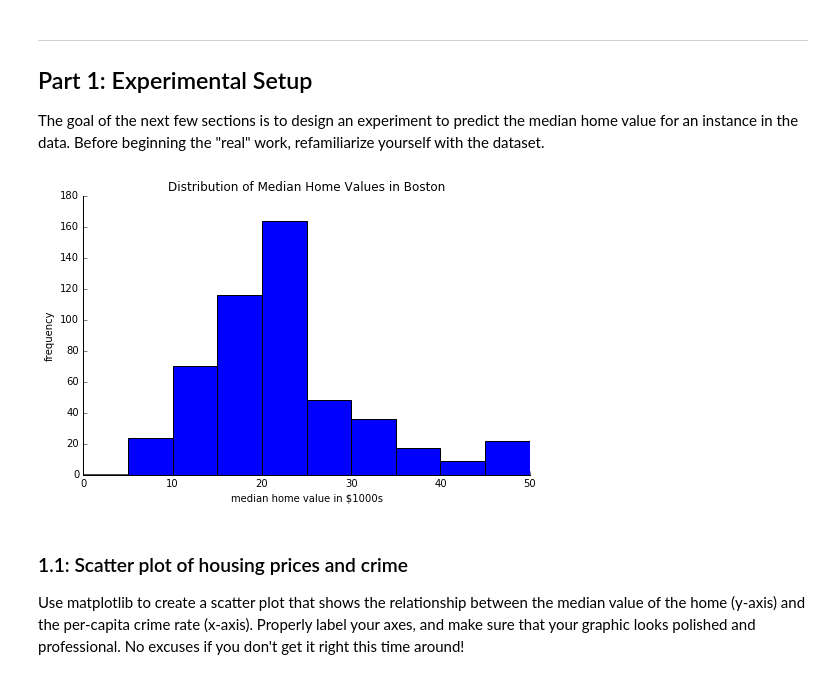
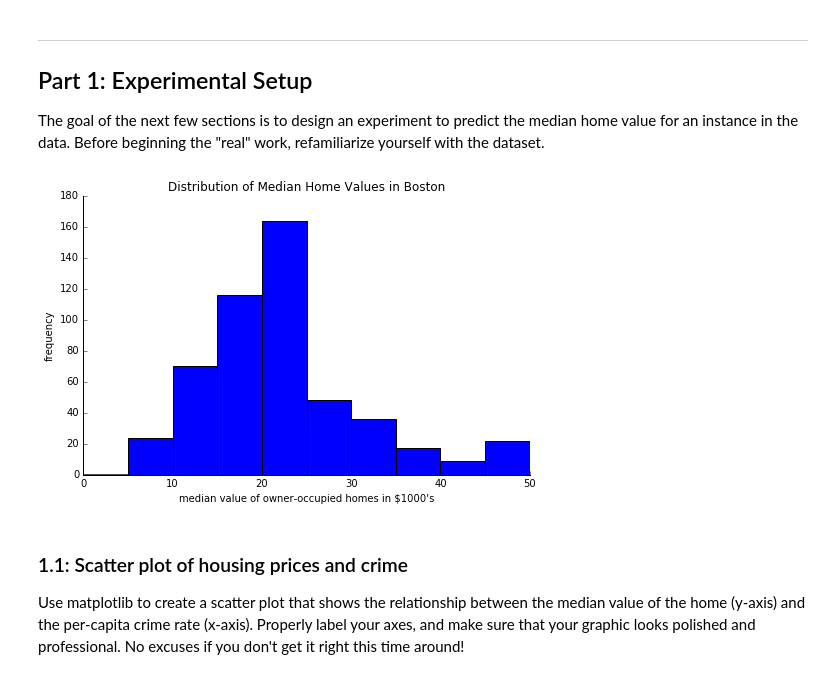
Before and after one commit to nadavash/school-vault, a Jupyter notebook: info371/ASHKENAZI_NADAV-PS3.ipynb, the cells around one changed output. Saved outputs shown, nothing was run; the diff lists cells and outputs as text; code cells hidden in the pictures.

```diff
--- a/info371/ASHKENAZI_NADAV-PS3.ipynb
+++ b/info371/ASHKENAZI_NADAV-PS3.ipynb
@@ -47,23 +41,23 @@ Before beginning the "real" work, refamiliarize yourself with the dataset.
 # %%
 # prepare IPython to work with matplotlib and import the library to something convenient
 %matplotlib inline
 import matplotlib.pyplot as plt
 
 # edit the code below to make the graph look good
 def simple_axes(ax):
     ax.spines['top'].set_visible(False)
     ax.spines['right'].set_visible(False)
     ax.get_xaxis().tick_bottom()
     ax.get_yaxis().tick_left()
 
 plt.figure(figsize=(8,5))
 plt.hist(bdata.target, bins=np.arange(0, 55, 5))
 plt.title('Distribution of Median Home Values in Boston')
-plt.xlabel('median value of owner-occupied homes in $1000's')
+plt.xlabel('median value of owner-occupied homes in $1000\'s')
 plt.ylabel('frequency')
 simple_axes(plt.axes())
 # %% [output]
-[figure, old version]
+[figure, new version]
 # %% [markdown]
 ### 1.1: Scatter plot of housing prices and crime
 
```
Also changed, not shown: parts of 22 cells of this notebook.
